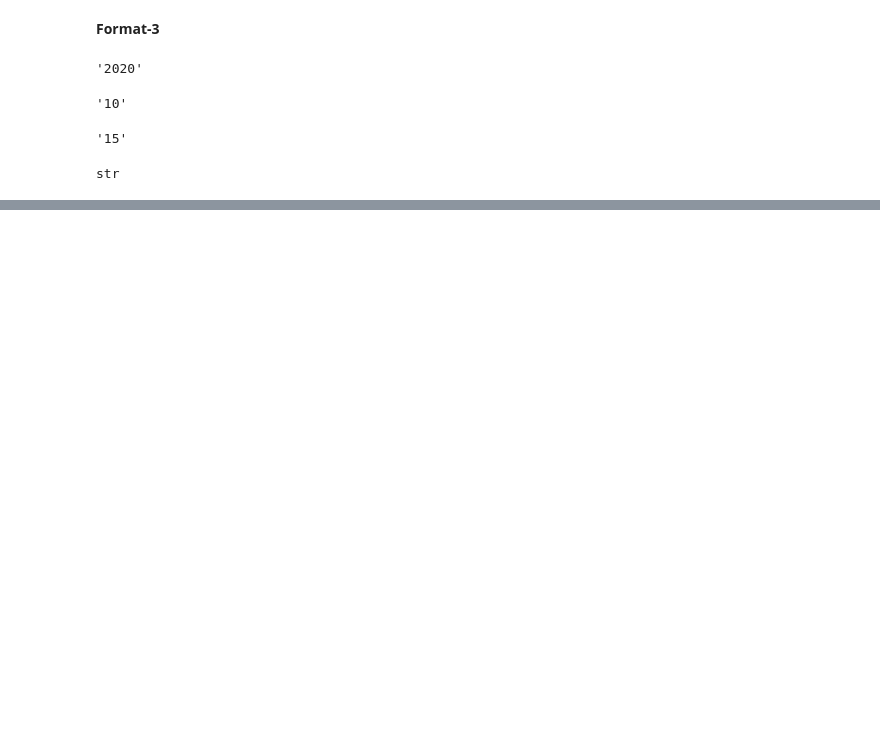
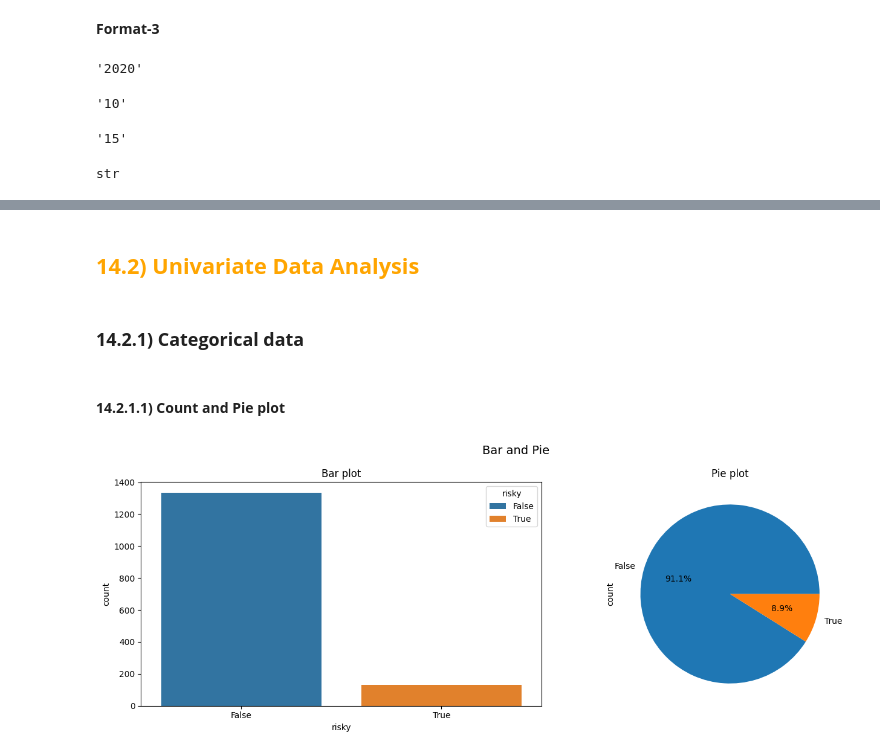
Before and after one commit to sankaransms/Data-Science-Topics, a Jupyter notebook: Pandas_cheat_sheet.ipynb, the cells around one changed output, grey strips where cells are left out. Cells and saved outputs as stored; diff of their text form; code cells hidden in the pictures; blank space fills up the shorter version.

```diff
--- a/Pandas_cheat_sheet.ipynb
+++ b/Pandas_cheat_sheet.ipynb
@@ -2147,0 +2300,22 @@ str
+# %% [markdown]
+## <font color="orange">**14.2) Univariate Data Analysis**</font>
+# %% [markdown]
+### <font color="morange">**14.2.1) Categorical data**</font>
+# %% [markdown]
+#### **14.2.1.1) Count and Pie plot**
+# %%
+plt.figure(figsize=(14,5))
+
+plt.subplot(1,2,1)
+sns.countplot(data=data, x='risky', hue='risky')
+plt.title("Bar plot", fontsize=12)
+
+plt.subplot(1,2,2)
+data['risky'].value_counts().plot(kind='pie', autopct='%1.1f%%')
+plt.title("Pie plot", fontsize=12)
+
+plt.suptitle("Bar and Pie", fontsize=14)
+plt.tight_layout()
+plt.show()
+# %% [output]
+[figure, added]
```
Also changed, not shown: parts of 110 cells of this notebook.
